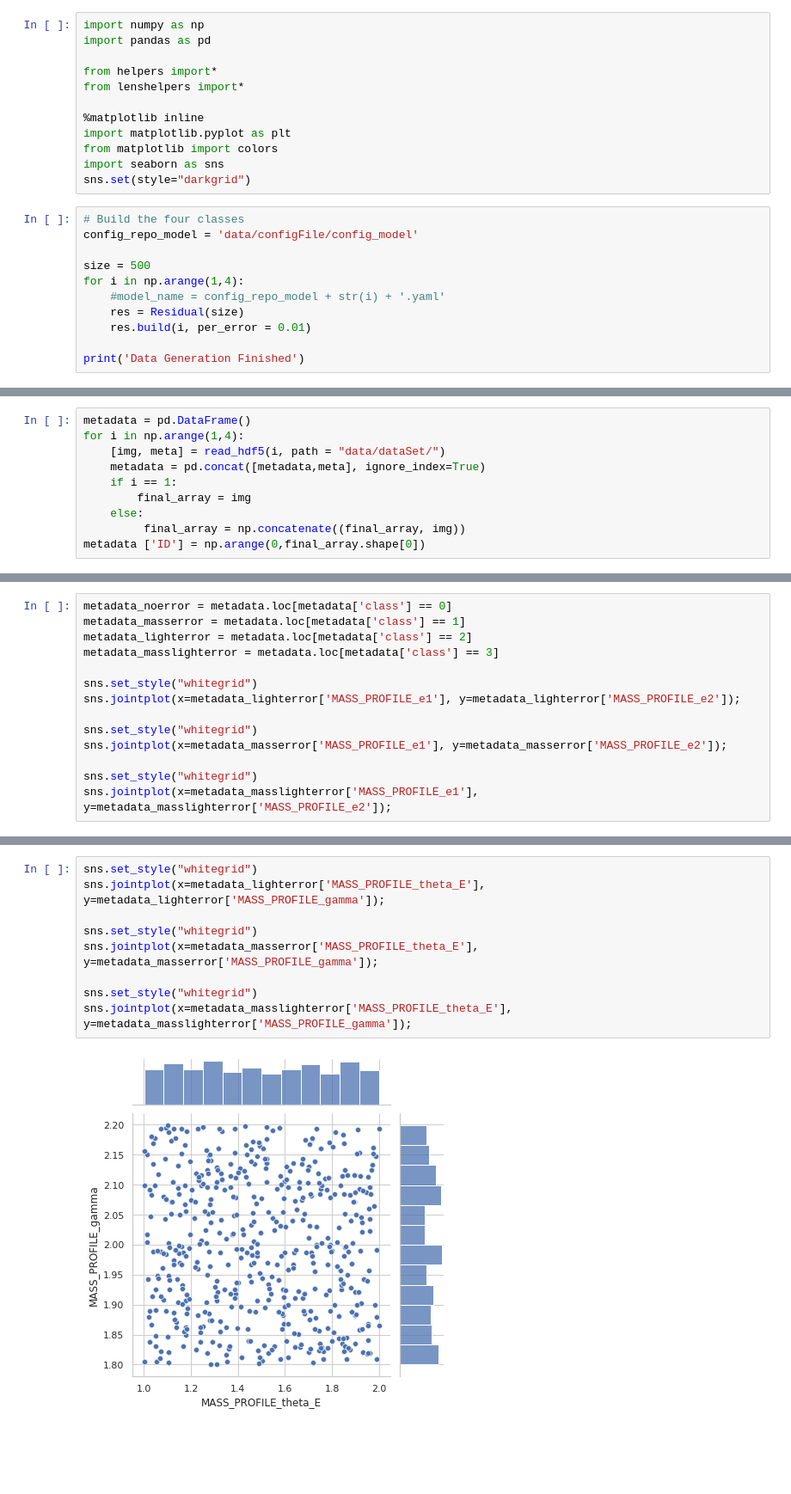
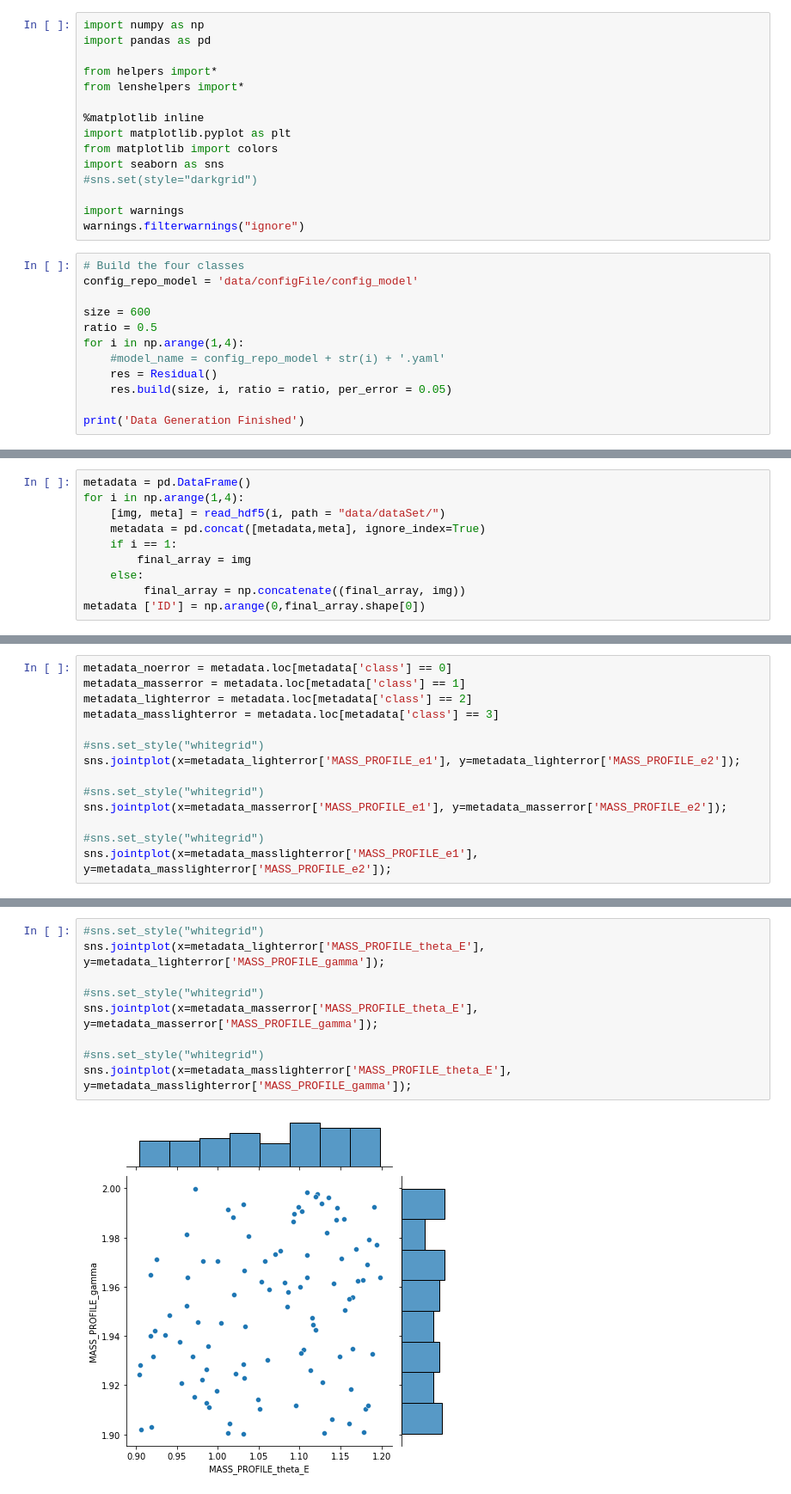
Before and after one commit to emmahoggett/Error_class_lenstronomy, a Jupyter notebook: Simulations/datanalysis.ipynb, the cells around one changed output, grey strips where cells are left out. Shown at 86% size. Saved outputs shown, nothing was run; the diff lists cells and outputs as text; blank space fills up the shorter version.

```diff
--- a/Simulations/datanalysis.ipynb
+++ b/Simulations/datanalysis.ipynb
@@ -9,16 +9,20 @@ from lenshelpers import*
 import matplotlib.pyplot as plt
 from matplotlib import colors
 import seaborn as sns
-sns.set(style="darkgrid")
+#sns.set(style="darkgrid")
+
+import warnings
+warnings.filterwarnings("ignore")
 # %%
 # Build the four classes
 config_repo_model = 'data/configFile/config_model'
 
-size = 500
+size = 600
+ratio = 0.5
 for i in np.arange(1,4):
     #model_name = config_repo_model + str(i) + '.yaml'
-    res = Residual(size)
-    res.build(i, per_error = 0.01)
+    res = Residual()
+    res.build(size, i, ratio = ratio, per_error = 0.05)
 
 print('Data Generation Finished')
 # %% [output]
@@ -69,12 +119,12 @@ metadata_masserror = metadata.loc[metadata['class'] == 1]
 metadata_lighterror = metadata.loc[metadata['class'] == 2]
 metadata_masslighterror = metadata.loc[metadata['class'] == 3]
 
-sns.set_style("whitegrid")
+#sns.set_style("whitegrid")
 sns.jointplot(x=metadata_lighterror['MASS_PROFILE_e1'], y=metadata_lighterror['MASS_PROFILE_e2']);
 
-sns.set_style("whitegrid")
+#sns.set_style("whitegrid")
 sns.jointplot(x=metadata_masserror['MASS_PROFILE_e1'], y=metadata_masserror['MASS_PROFILE_e2']);
 
-sns.set_style("whitegrid")
+#sns.set_style("whitegrid")
 sns.jointplot(x=metadata_masslighterror['MASS_PROFILE_e1'], y=metadata_masslighterror['MASS_PROFILE_e2']);
 # %% [output]
@@ -84,11 +134,11 @@ sns.jointplot(x=metadata_masslighterror['MASS_PROFILE_e1'], y=metadata_masslight
 # %%
-sns.set_style("whitegrid")
+#sns.set_style("whitegrid")
 sns.jointplot(x=metadata_lighterror['MASS_PROFILE_theta_E'], y=metadata_lighterror['MASS_PROFILE_gamma']);
 
-sns.set_style("whitegrid")
+#sns.set_style("whitegrid")
 sns.jointplot(x=metadata_masserror['MASS_PROFILE_theta_E'], y=metadata_masserror['MASS_PROFILE_gamma']);
 
-sns.set_style("whitegrid")
+#sns.set_style("whitegrid")
 sns.jointplot(x=metadata_masslighterror['MASS_PROFILE_theta_E'], y=metadata_masslighterror['MASS_PROFILE_gamma']);
 # %% [output]
-[figure, old version]
+[figure, new version]
```
Also changed, not shown: parts of 6 cells of this notebook, 13 other files.
